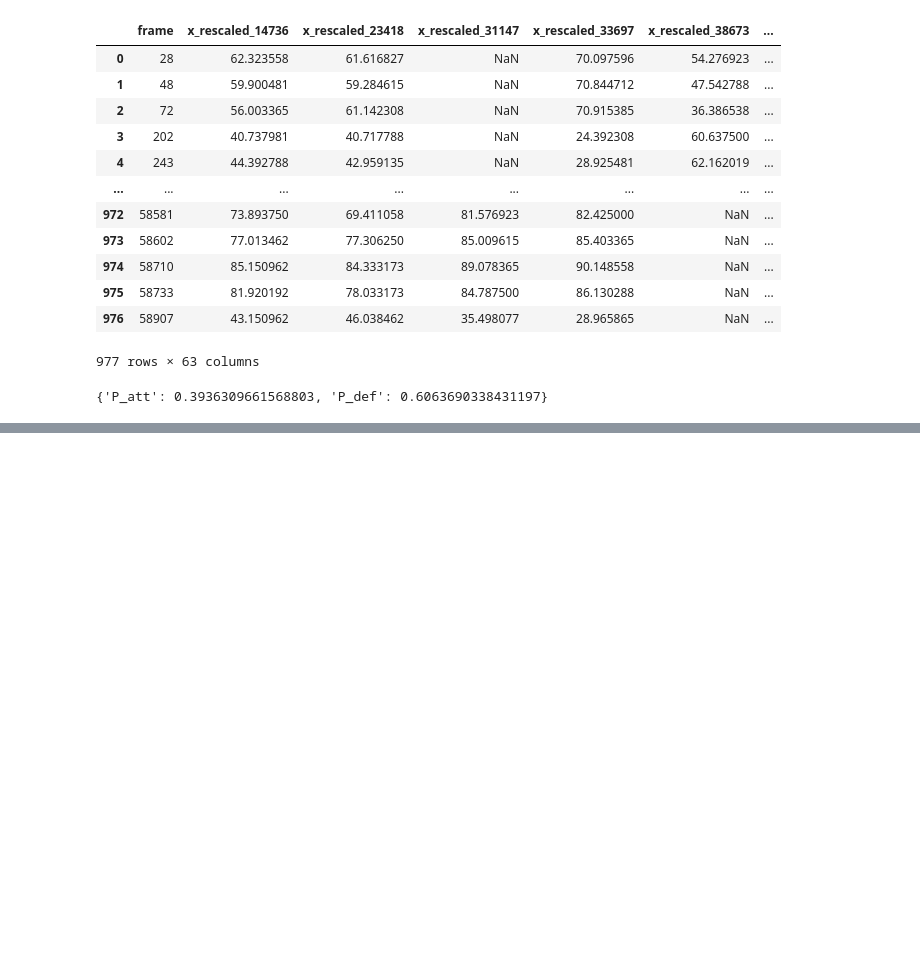
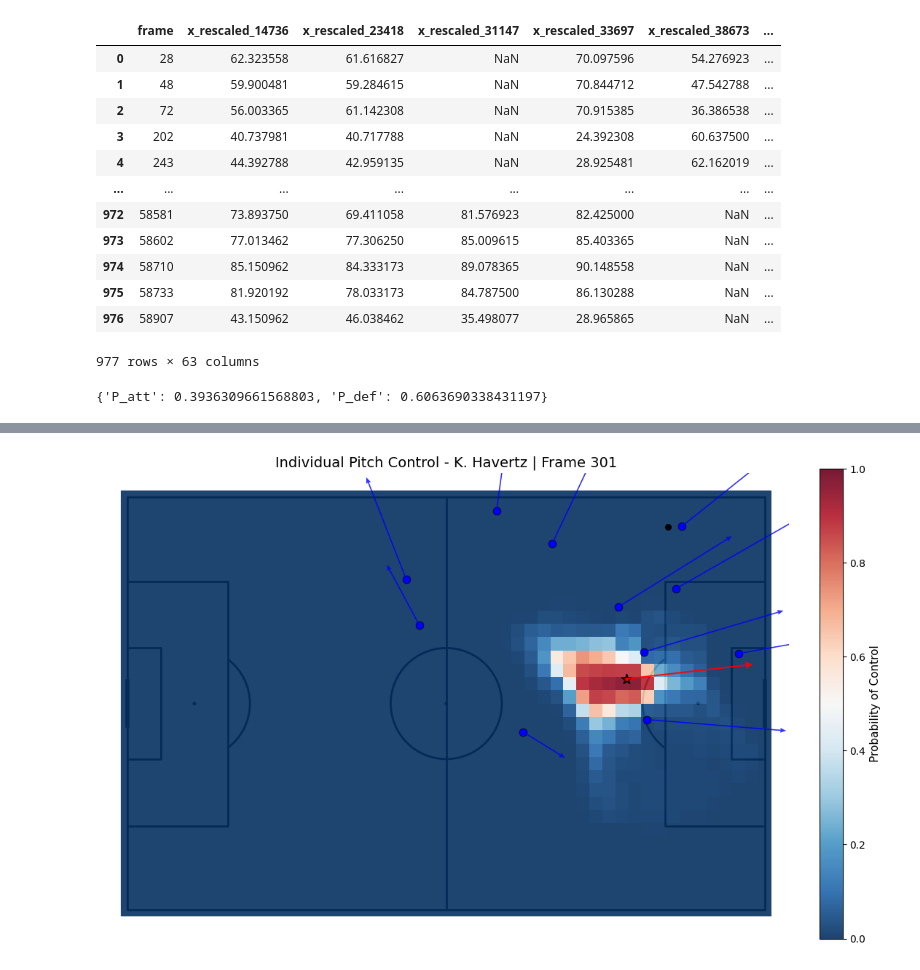
Before and after one commit to TustiWutsi/player_pitch_control_clustering, a Jupyter notebook: data_prep_analytics_cup.ipynb, the cells around one changed output, grey strips where cells are left out. Saved outputs shown, nothing was run; the diff lists cells and outputs as text; code cells hidden in the pictures; blank space fills up the shorter version.

```diff
--- a/data_prep_analytics_cup.ipynb
+++ b/data_prep_analytics_cup.ipynb
@@ -991,3 +1230,17 @@ def get_players_state(tracking, frame, players):
+# %%
+P_individual = plot_individual_pitch_control(
+    player_id=38673,
+    frame=301,
+    home_tracking=home_tr,
+    away_tracking=away_tr,
+    home_players=home_players,
+    away_players=away_players,
+    params=params,
+    resolution=1,
+    half_pitch=False
+)
+# %% [output]
+[figure, added]
 # %%
 def calculate_individual_pitch_control_all_pitch(
     player_id,
```
Also changed, not shown: parts of 20 cells of this notebook, 2 other files.
